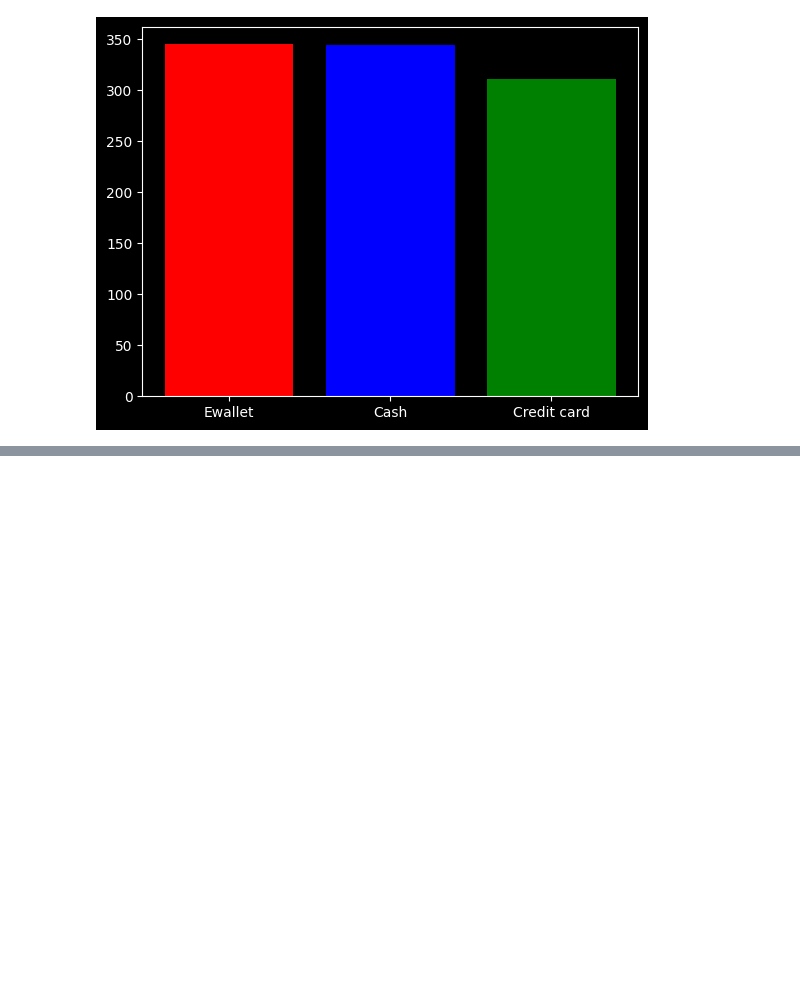
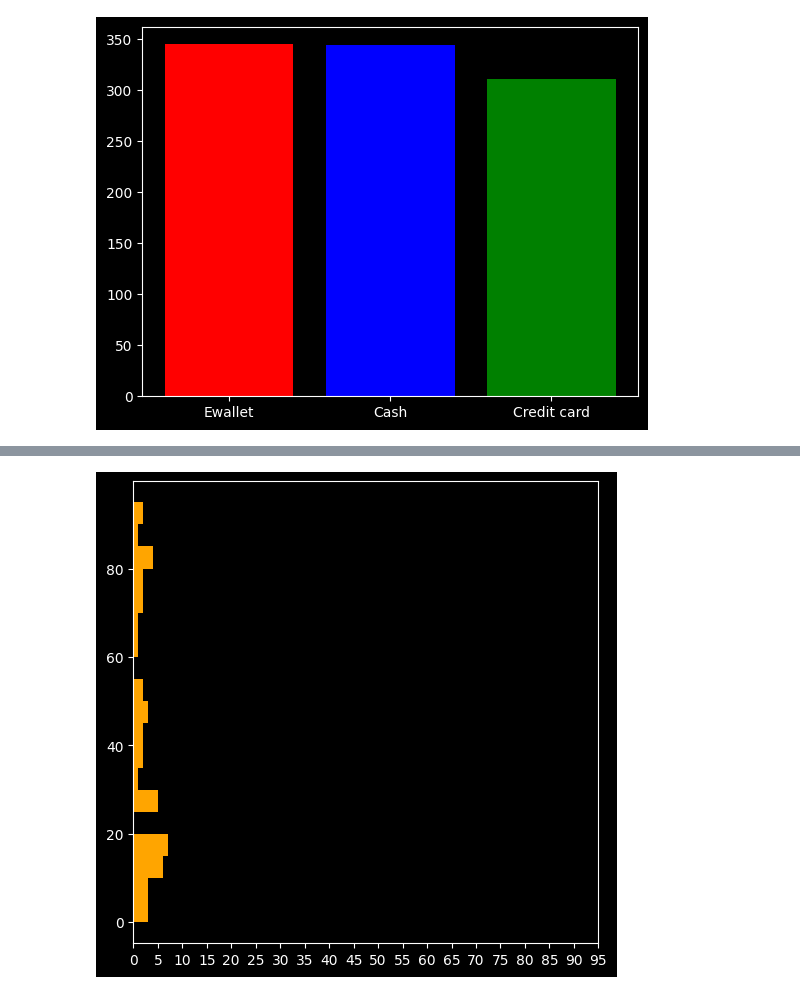
Before and after one commit to fazlialtunn/learning-matplotlib, a Jupyter notebook: learning_matplotlib.ipynb, the cells around one changed output, grey strips where cells are left out. Drawn from its saved outputs; the diff is of its cells as text; code cells hidden in the pictures; blank space fills up the shorter version.

```diff
--- a/learning_matplotlib.ipynb
+++ b/learning_matplotlib.ipynb
@@ -123,0 +162,11 @@ plt.show()
+# %%
+bins = np.arange(0,100,5)
+
+plt.figure(figsize = (6,6))
+
+plt.hist(marks_50_students, bins = bins, color = 'orange', orientation='horizontal')
+
+plt.xticks(np.arange(0,100,5))
+plt.show()
+# %% [output]
+[figure, added]
```
Also changed, not shown: parts of 11 cells of this notebook.
